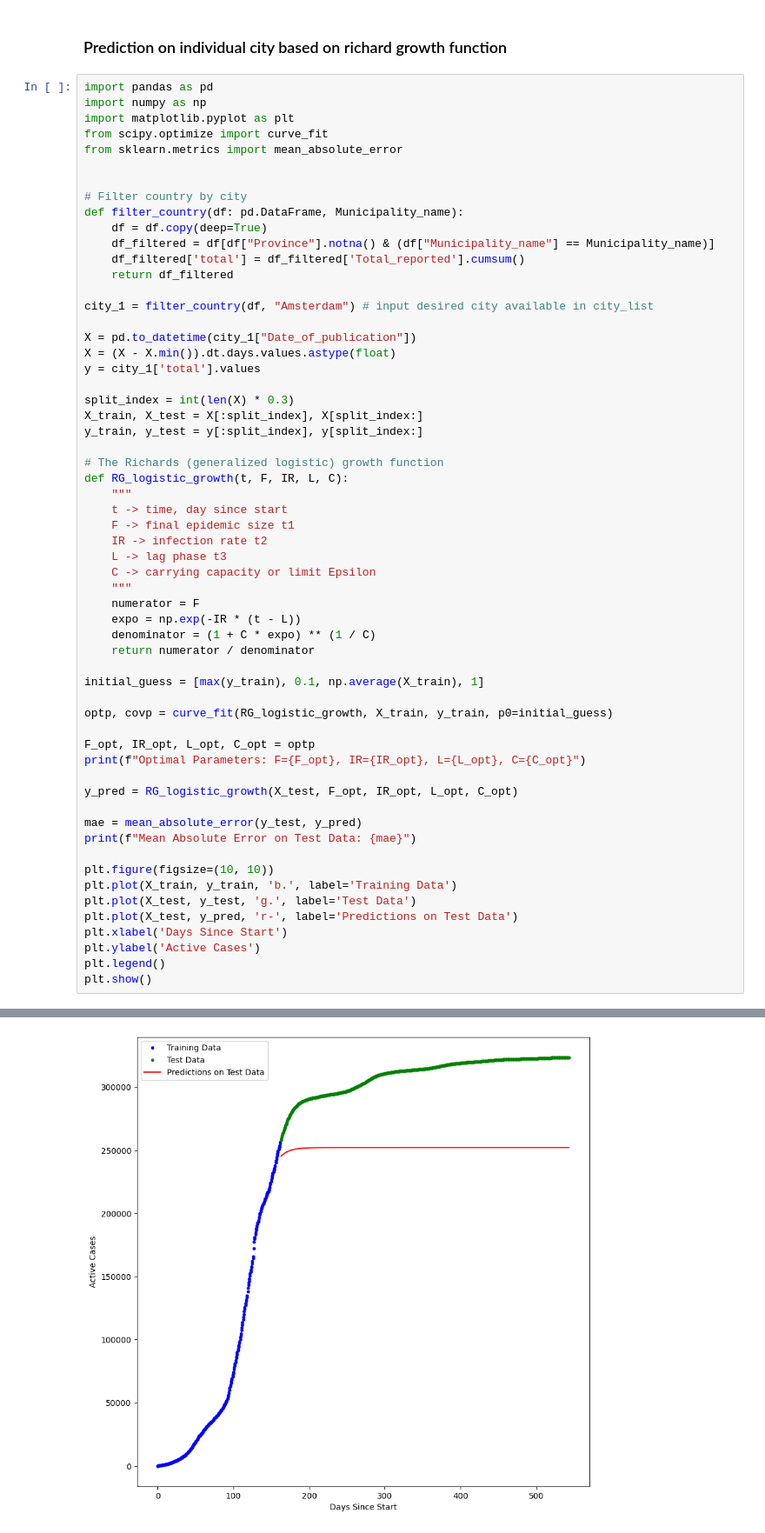
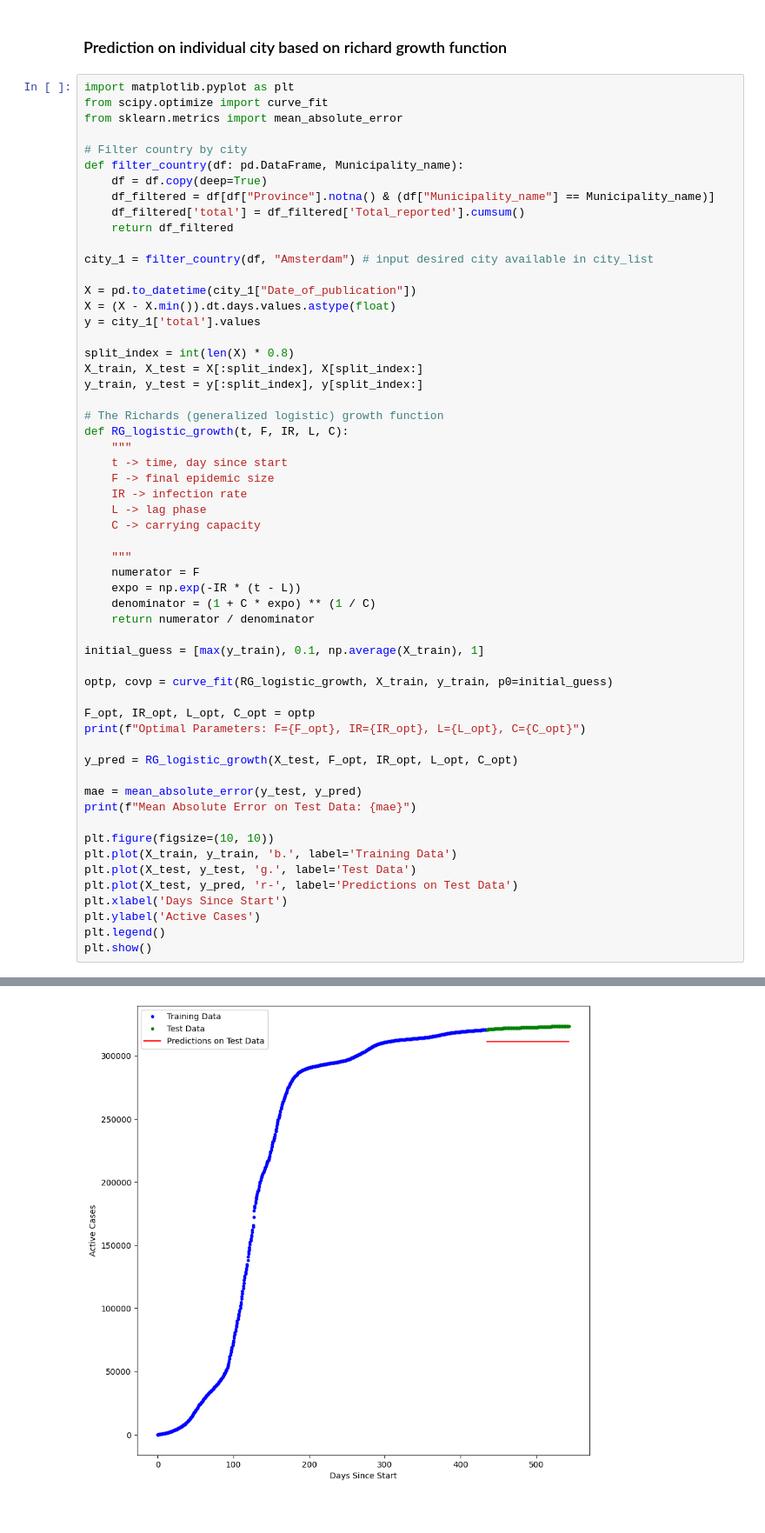
Before and after one commit to jkuwalek/vrije-KnD-final-project, a Jupyter notebook: src/01_data_extraction/notebook/covid-19-data-modelling.ipynb, the cells around one changed output, grey strips where cells are left out. Shown at 87% size. Saved outputs shown, nothing was run; the diff lists cells and outputs as text.

```diff
--- a/src/01_data_extraction/notebook/covid-19-data-modelling.ipynb
+++ b/src/01_data_extraction/notebook/covid-19-data-modelling.ipynb
@@ -16,12 +16,9 @@ def plot_data(df: pd.DataFrame, Municipality_name: str):
 # %% [markdown]
 ### Prediction on individual city based on richard growth function
 # %%
-import pandas as pd
-import numpy as np
 import matplotlib.pyplot as plt
 from scipy.optimize import curve_fit
 from sklearn.metrics import mean_absolute_error
-
 
 # Filter country by city
 def filter_country(df: pd.DataFrame, Municipality_name):
@@ -36,7 +33,7 @@ X = pd.to_datetime(city_1["Date_of_publication"])
 X = (X - X.min()).dt.days.values.astype(float)
 y = city_1['total'].values
 
-split_index = int(len(X) * 0.3)
+split_index = int(len(X) * 0.8)
 X_train, X_test = X[:split_index], X[split_index:]
 y_train, y_test = y[:split_index], y[split_index:]
 
@@ -44,10 +41,11 @@ y_train, y_test = y[:split_index], y[split_index:]
 def RG_logistic_growth(t, F, IR, L, C):
     """
     t -> time, day since start
-    F -> final epidemic size t1
-    IR -> infection rate t2
-    L -> lag phase t3
-    C -> carrying capacity or limit Epsilon
+    F -> final epidemic size
+    IR -> infection rate
+    L -> lag phase
+    C -> carrying capacity
+
     """
     numerator = F
     expo = np.exp(-IR * (t - L))
@@ -80,6 +78,6 @@ Mean Absolute Error on Test Data: 57943.121171401144
 A value is trying to be set on a copy of a slice from a DataFrame.
 Try using .loc[row_indexer,col_indexer] = value instead
 
 See the caveats in the documentation: https://pandas.pydata.org/pandas-docs/stable/user_guide/indexing.html#returning-a-view-versus-a-copy
   df_filtered['total'] = df_filtered['Total_reported'].cumsum()
-[figure, old version]
+[figure, new version]
```
Also changed, not shown: parts of 4 cells of this notebook.
